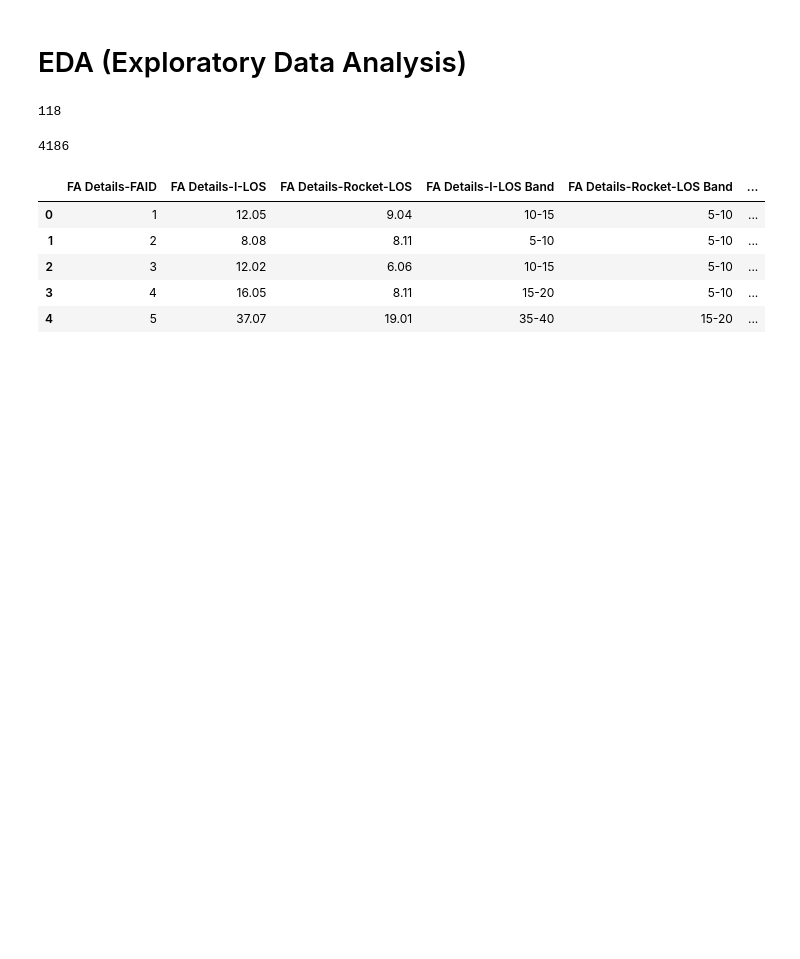
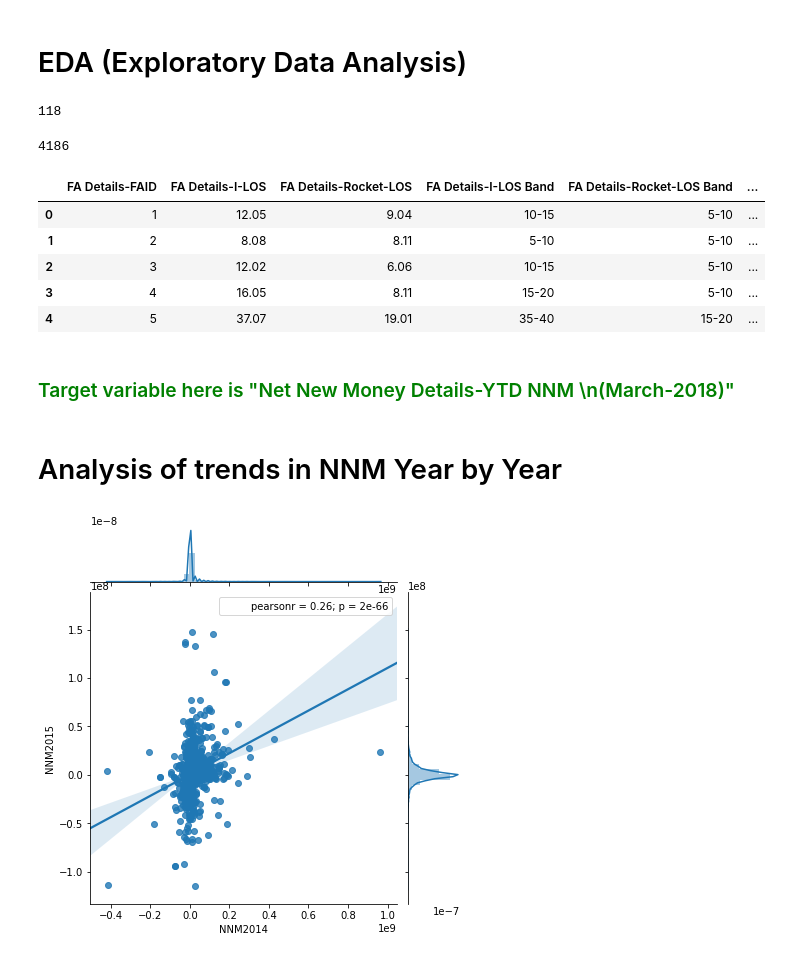
Before and after one commit to slickFix/FA-Performance-Analysis, a Jupyter notebook: EDA_FA_Performance.ipynb, the cells around one changed output. Saved outputs shown, nothing was run; the diff lists cells and outputs as text; code cells hidden in the pictures; blank space fills up the shorter version.

Commit message:
Initial plotting of all features done

```diff
--- a/EDA_FA_Performance.ipynb
+++ b/EDA_FA_Performance.ipynb
@@ -36,3 +36,25 @@ data.head()
 | 2 | 3 | 12.02 | 6.06 | 10-15 | 5-10 | ... |
 | 3 | 4 | 16.05 | 8.11 | 15-20 | 5-10 | ... |
 | 4 | 5 | 37.07 | 19.01 | 35-40 | 15-20 | ... |
+# %% [markdown]
+### <font color='green'>Target variable here is "Net New Money Details-YTD NNM \n(March-2018)"</font>
+# %%
+# Defining target variable + data cleaning
+
+data['target']   = data["Net New Money Details-YTD NNM \n(March-2018)"].replace('-', '0').astype(float)
+# %%
+# Creating new columns in data for easy reusability + data cleaning
+
+data['NNM2014'] =data['Net New Money Details-FA Comp. NNM 2014'].replace('  ', 0).astype(float)
+data['NNM2015'] =data['Net New Money Details-FA Comp. NNM 2015'].replace(' ', 0).astype(float)
+data['NNM2016'] =data['Net New Money Details-FA Comp. NNM 2016'].replace(' ', 0).astype(float)
+data['NNM2017'] =data['Net New Money Details-FA Comp. NNM 2017'].astype(float)
+# %% [markdown]
+# Analysis of trends in NNM Year by Year
+# %%
+# Comparing the NNM of 2014 with the NNM 2015
+
+sns.jointplot(x="NNM2014", y="NNM2015", data =data ,  kind="reg" )
+plt.show()
+# %% [output]
+[figure, added]
```
Also changed, not shown: parts of 40 cells of this notebook.
